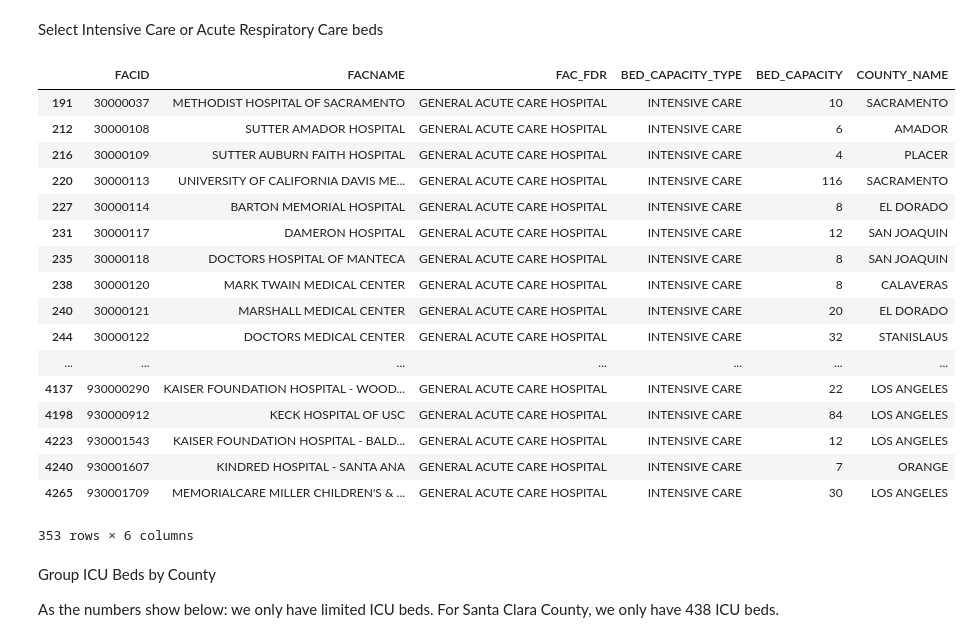
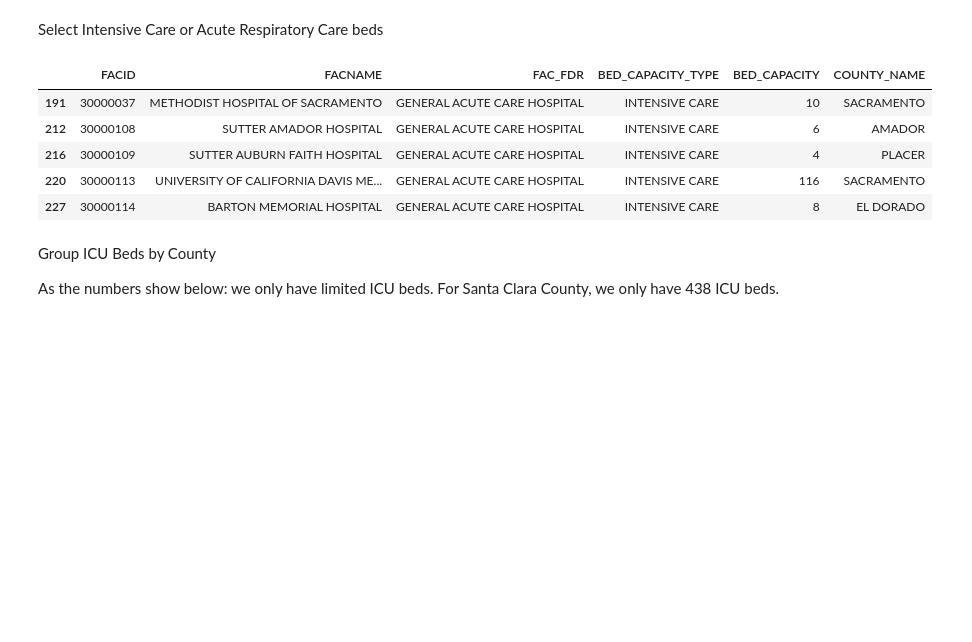
Before and after one commit to abhay6694/covid-19-Dashboard, a Jupyter notebook: notebooks/Covid_19_Data_Exploration.ipynb, the cells around one changed output. Cells and saved outputs as stored; diff of their text form; code cells hidden in the pictures; blank space fills up the shorter version.

```diff
--- a/notebooks/Covid_19_Data_Exploration.ipynb
+++ b/notebooks/Covid_19_Data_Exploration.ipynb
@@ -58,26 +51,14 @@ array(['SKILLED NURSING', 'SPECIAL TREATMENT PROGRAM',
 Select Intensive Care or Acute Respiratory Care beds
 # %%
 icu_beds_df = hospital_beds_df[(hospital_beds_df.BED_CAPACITY_TYPE=='INTENSIVE CARE') | (hospital_beds_df.BED_CAPACITY_TYPE=='ACUTE RESPIRATORY CARE') ]
-icu_beds_df
+icu_beds_df.head()
 # %% [output]
 |  | FACID | FACNAME | FAC_FDR | BED_CAPACITY_TYPE | BED_CAPACITY | COUNTY_NAME |
 | 191 | 30000037 | METHODIST HOSPITAL OF SACRAMENTO | GENERAL ACUTE CARE HOSPITAL | INTENSIVE CARE | 10 | SACRAMENTO |
 | 212 | 30000108 | SUTTER AMADOR HOSPITAL | GENERAL ACUTE CARE HOSPITAL | INTENSIVE CARE | 6 | AMADOR |
 | 216 | 30000109 | SUTTER AUBURN FAITH HOSPITAL | GENERAL ACUTE CARE HOSPITAL | INTENSIVE CARE | 4 | PLACER |
 | 220 | 30000113 | UNIVERSITY OF CALIFORNIA DAVIS ME... | GENERAL ACUTE CARE HOSPITAL | INTENSIVE CARE | 116 | SACRAMENTO |
 | 227 | 30000114 | BARTON MEMORIAL HOSPITAL | GENERAL ACUTE CARE HOSPITAL | INTENSIVE CARE | 8 | EL DORADO |
-| 231 | 30000117 | DAMERON HOSPITAL | GENERAL ACUTE CARE HOSPITAL | INTENSIVE CARE | 12 | SAN JOAQUIN |
-| 235 | 30000118 | DOCTORS HOSPITAL OF MANTECA | GENERAL ACUTE CARE HOSPITAL | INTENSIVE CARE | 8 | SAN JOAQUIN |
-| 238 | 30000120 | MARK TWAIN MEDICAL CENTER | GENERAL ACUTE CARE HOSPITAL | INTENSIVE CARE | 8 | CALAVERAS |
-| 240 | 30000121 | MARSHALL MEDICAL CENTER | GENERAL ACUTE CARE HOSPITAL | INTENSIVE CARE | 20 | EL DORADO |
-| 244 | 30000122 | DOCTORS MEDICAL CENTER | GENERAL ACUTE CARE HOSPITAL | INTENSIVE CARE | 32 | STANISLAUS |
-| ... | ... | ... | ... | ... | ... | ... |
-| 4137 | 930000290 | KAISER FOUNDATION HOSPITAL - WOOD... | GENERAL ACUTE CARE HOSPITAL | INTENSIVE CARE | 22 | LOS ANGELES |
-| 4198 | 930000912 | KECK HOSPITAL OF USC | GENERAL ACUTE CARE HOSPITAL | INTENSIVE CARE | 84 | LOS ANGELES |
-| 4223 | 930001543 | KAISER FOUNDATION HOSPITAL - BALD... | GENERAL ACUTE CARE HOSPITAL | INTENSIVE CARE | 12 | LOS ANGELES |
-| 4240 | 930001607 | KINDRED HOSPITAL - SANTA ANA | GENERAL ACUTE CARE HOSPITAL | INTENSIVE CARE | 7 | ORANGE |
-| 4265 | 930001709 | MEMORIALCARE MILLER CHILDREN'S & ... | GENERAL ACUTE CARE HOSPITAL | INTENSIVE CARE | 30 | LOS ANGELES |
-353 rows × 6 columns
 # %% [markdown]
 Group ICU Beds by County
 
```
Also changed, not shown: parts of 29 cells of this notebook, 9 other files.
